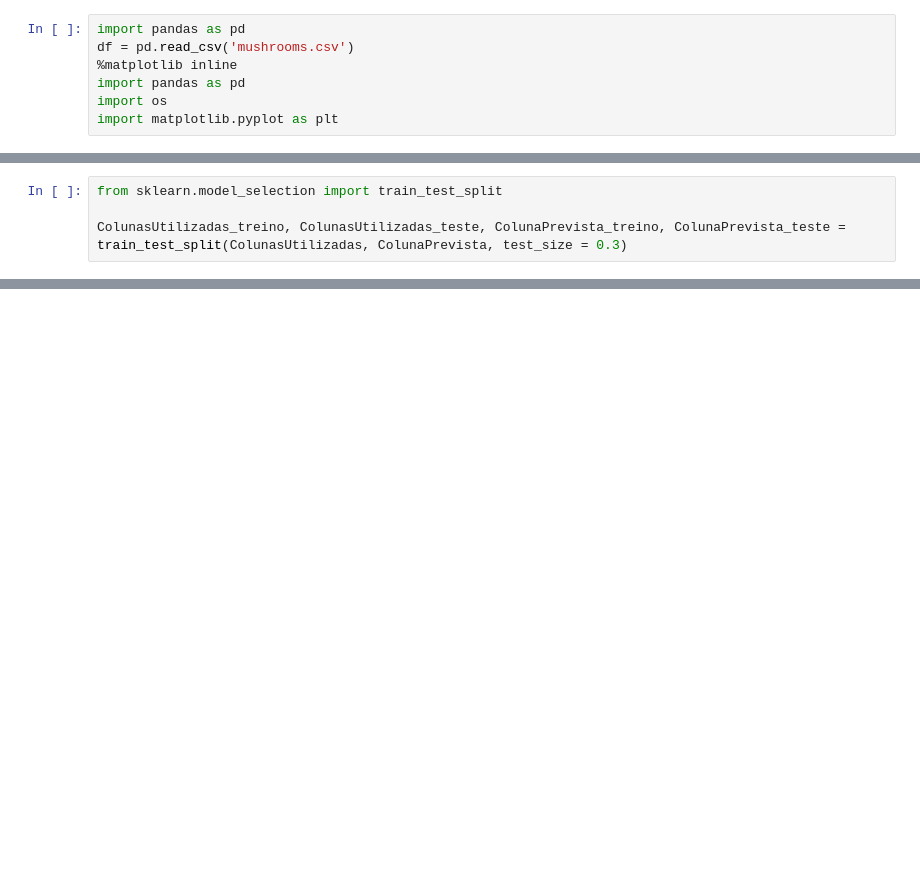
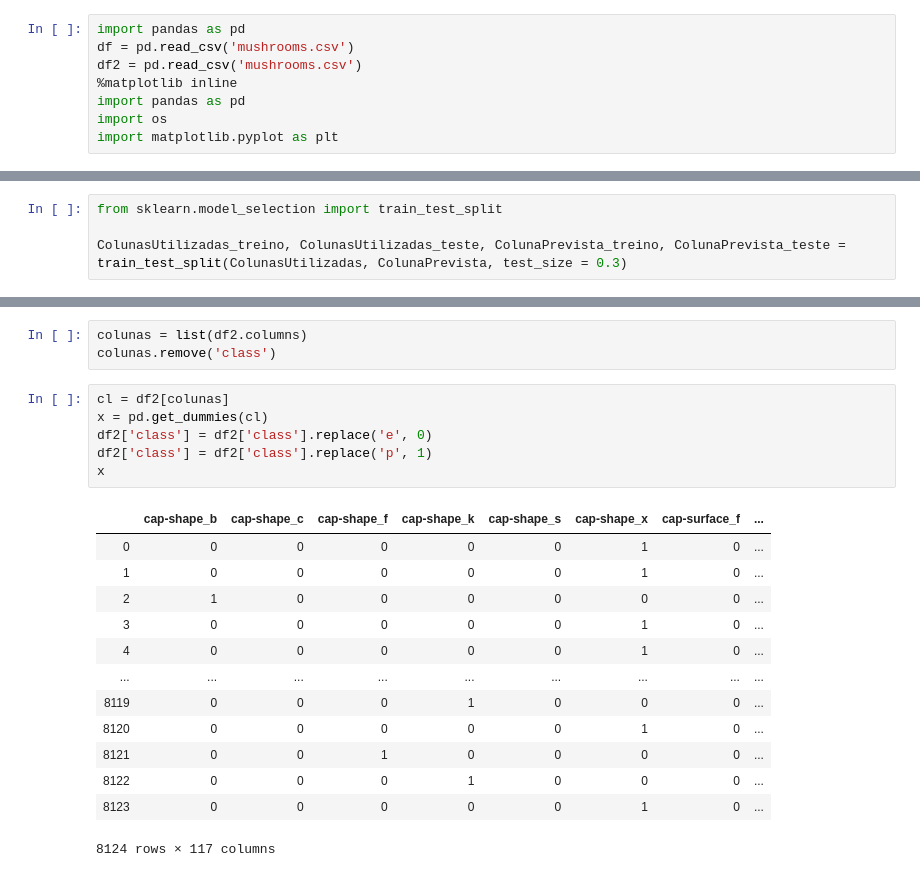
Before and after one commit to gustavokatz/Cogumelos, a Jupyter notebook: Mash.ipynb, the cells around one changed output, grey strips where cells are left out. Cells and saved outputs as stored; diff of their text form; blank space fills up the shorter version.

```diff
--- a/Mash.ipynb
+++ b/Mash.ipynb
@@ -3,6 +3,7 @@
 # %%
 import pandas as pd
 df = pd.read_csv('mushrooms.csv')
+df2 = pd.read_csv('mushrooms.csv')
 %matplotlib inline
 import pandas as pd
 import os
@@ -164,0 +232,23 @@ print(f'Acuracia:{resultado}')
+# %%
+colunas = list(df2.columns)
+colunas.remove('class')
+# %%
+cl = df2[colunas]
+x = pd.get_dummies(cl)
+df2['class'] = df2['class'].replace('e', 0)
+df2['class'] = df2['class'].replace('p', 1)
+x
+# %% [output]
+|  | cap-shape_b | cap-shape_c | cap-shape_f | cap-shape_k | cap-shape_s | cap-shape_x | cap-surface_f | ... |
+| 0 | 0 | 0 | 0 | 0 | 0 | 1 | 0 | ... |
+| 1 | 0 | 0 | 0 | 0 | 0 | 1 | 0 | ... |
+| 2 | 1 | 0 | 0 | 0 | 0 | 0 | 0 | ... |
+| 3 | 0 | 0 | 0 | 0 | 0 | 1 | 0 | ... |
+| 4 | 0 | 0 | 0 | 0 | 0 | 1 | 0 | ... |
+| ... | ... | ... | ... | ... | ... | ... | ... | ... |
+| 8119 | 0 | 0 | 0 | 1 | 0 | 0 | 0 | ... |
+| 8120 | 0 | 0 | 0 | 0 | 0 | 1 | 0 | ... |
+| 8121 | 0 | 0 | 1 | 0 | 0 | 0 | 0 | ... |
+| 8122 | 0 | 0 | 0 | 1 | 0 | 0 | 0 | ... |
+| 8123 | 0 | 0 | 0 | 0 | 0 | 1 | 0 | ... |
+8124 rows × 117 columns
```
Also changed, not shown: parts of 13 cells of this notebook.
